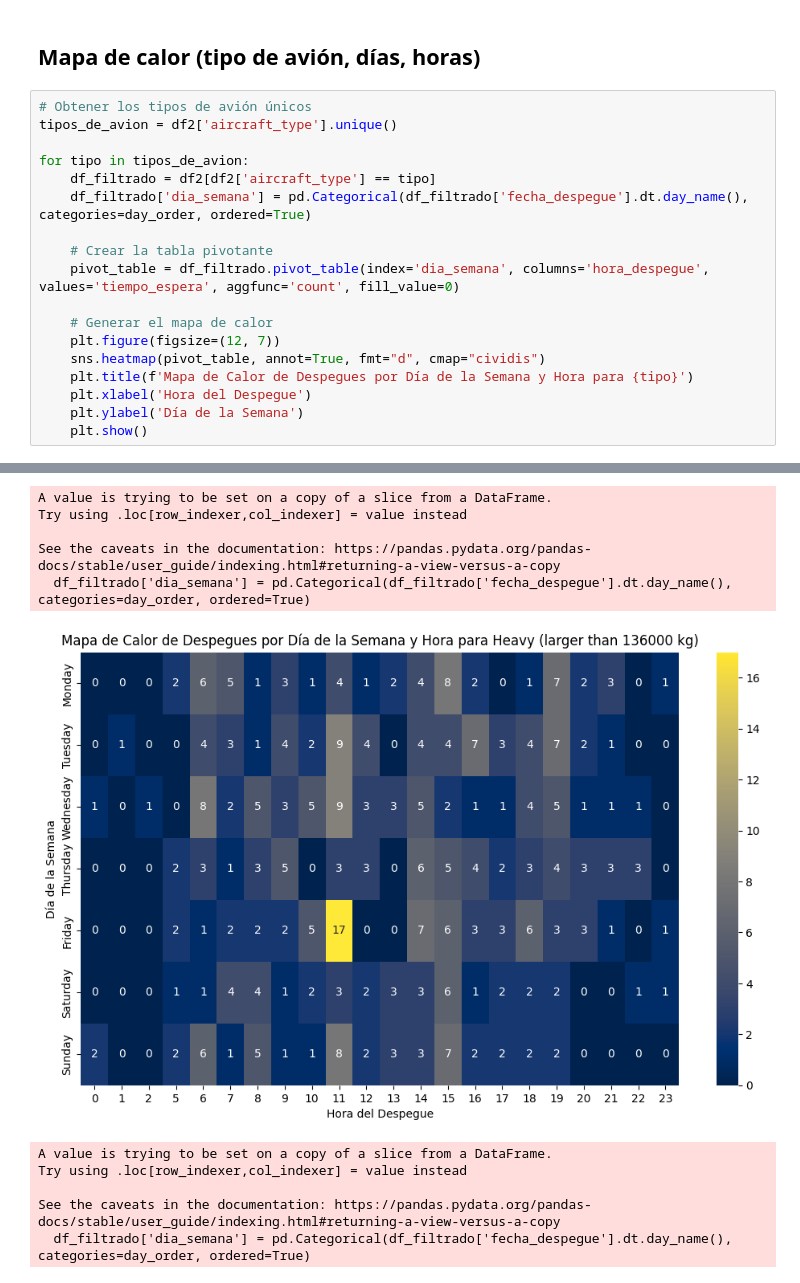
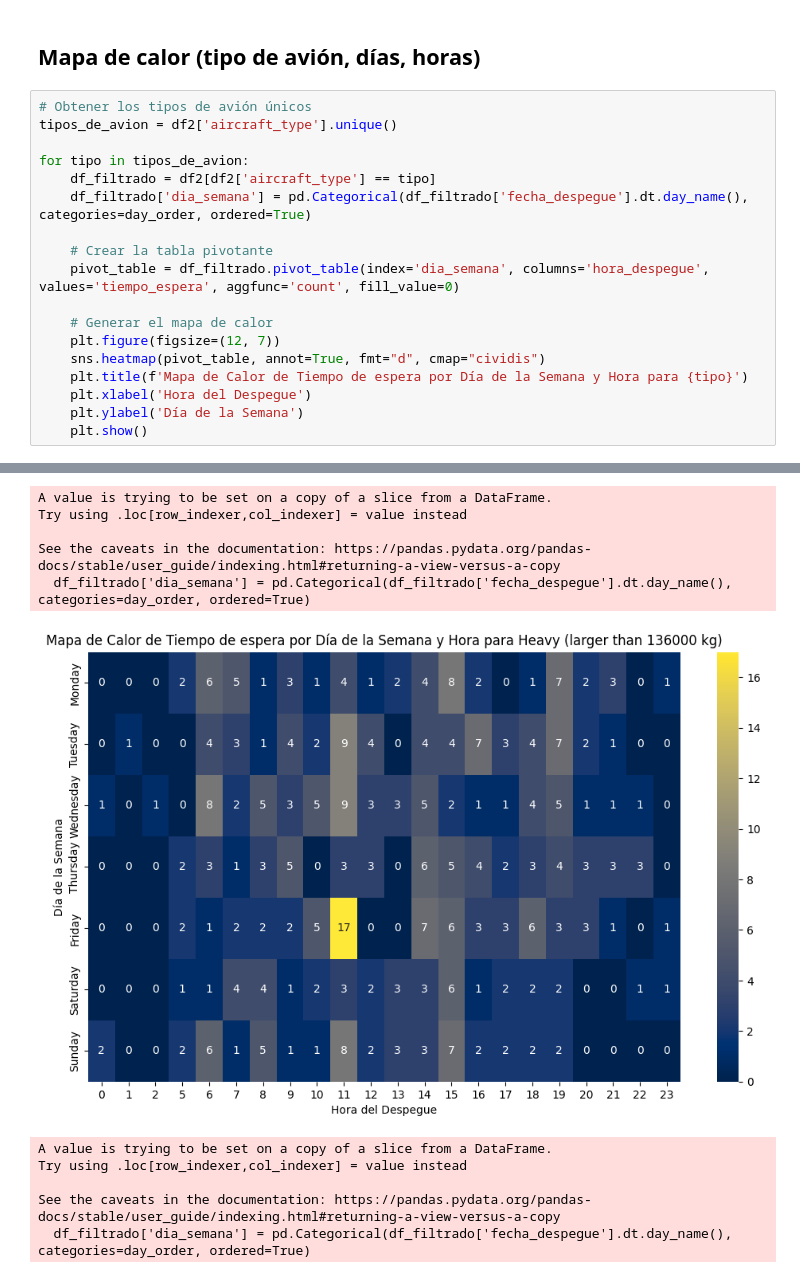
Before and after one commit to artemvarucm/PD2, a Jupyter notebook: src/exploracion/ALL_exploracion_tiempos_espera.ipynb, the cells around one changed output, grey strips where cells are left out. Cells and saved outputs as stored; diff of their text form.

Commit message:
correcciones ligeras y nuevo heatmap añadido

```diff
--- a/src/exploracion/ALL_exploracion_tiempos_espera.ipynb
+++ b/src/exploracion/ALL_exploracion_tiempos_espera.ipynb
@@ -461,7 +461,7 @@ for tipo in tipos_de_avion:
     # Generar el mapa de calor
     plt.figure(figsize=(12, 7))
     sns.heatmap(pivot_table, annot=True, fmt="d", cmap="cividis")
-    plt.title(f'Mapa de Calor de Despegues por Día de la Semana y Hora para {tipo}')
+    plt.title(f'Mapa de Calor de Tiempo de espera por Día de la Semana y Hora para {tipo}')
     plt.xlabel('Hora del Despegue')
     plt.ylabel('Día de la Semana')
     plt.show()
@@ -475,9 +475,9 @@ See the caveats in the documentation: https://pandas.pydata.org/pandas-docs/stab
 A value is trying to be set on a copy of a slice from a DataFrame.
 Try using .loc[row_indexer,col_indexer] = value instead
 
 See the caveats in the documentation: https://pandas.pydata.org/pandas-docs/stable/user_guide/indexing.html#returning-a-view-versus-a-copy
   df_filtrado['dia_semana'] = pd.Categorical(df_filtrado['fecha_despegue'].dt.day_name(), categories=day_order, ordered=True)
-[figure, old version]
+[figure, new version]
 A value is trying to be set on a copy of a slice from a DataFrame.
 Try using .loc[row_indexer,col_indexer] = value instead
 
```
Also changed, not shown: parts of 5 cells of this notebook.
